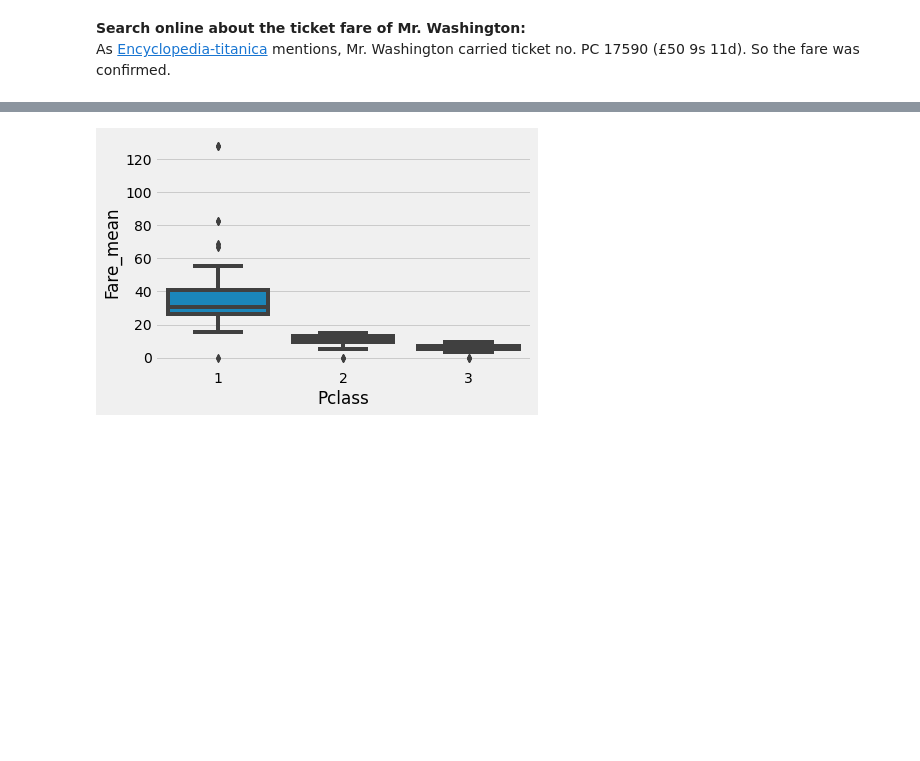
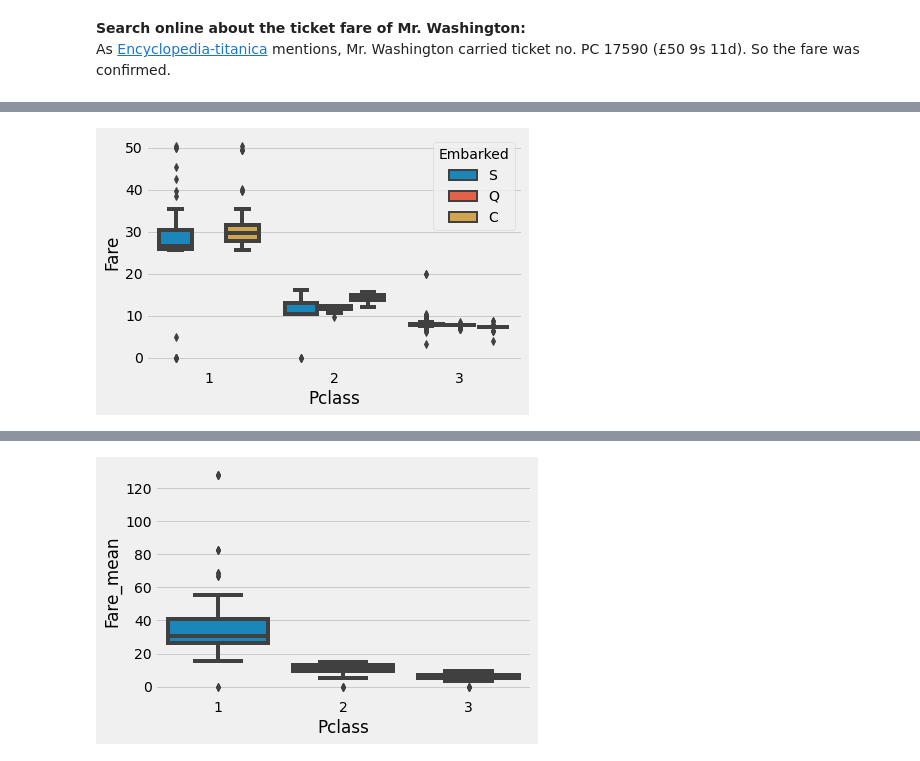
Before and after one commit to Brendalish/titanic, a Jupyter notebook: EDA of Combined Datasets.ipynb, the cells around one changed output, grey strips where cells are left out. Cells and saved outputs as stored; diff of their text form; code cells hidden in the pictures; blank space fills up the shorter version.

```diff
--- a/EDA of Combined Datasets.ipynb
+++ b/EDA of Combined Datasets.ipynb
@@ -527,0 +568,4 @@ full_df.iloc[[451, 490]]
+# %%
+sns.boxplot(x='Pclass', hue='Embarked', y='Fare', data=tickets_not_shared);
+# %% [output]
+[figure, added]
```
Also changed, not shown: parts of 28 cells of this notebook.
